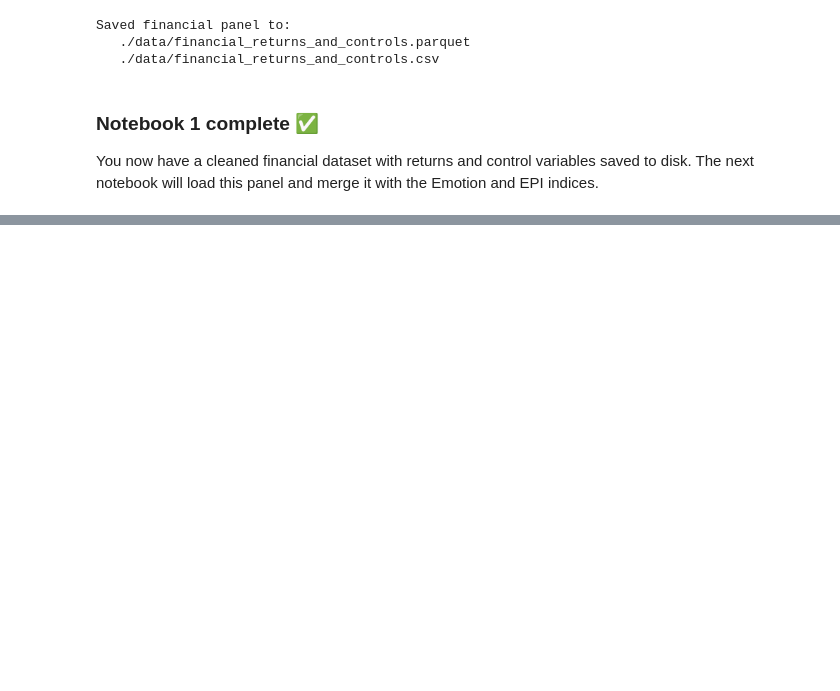
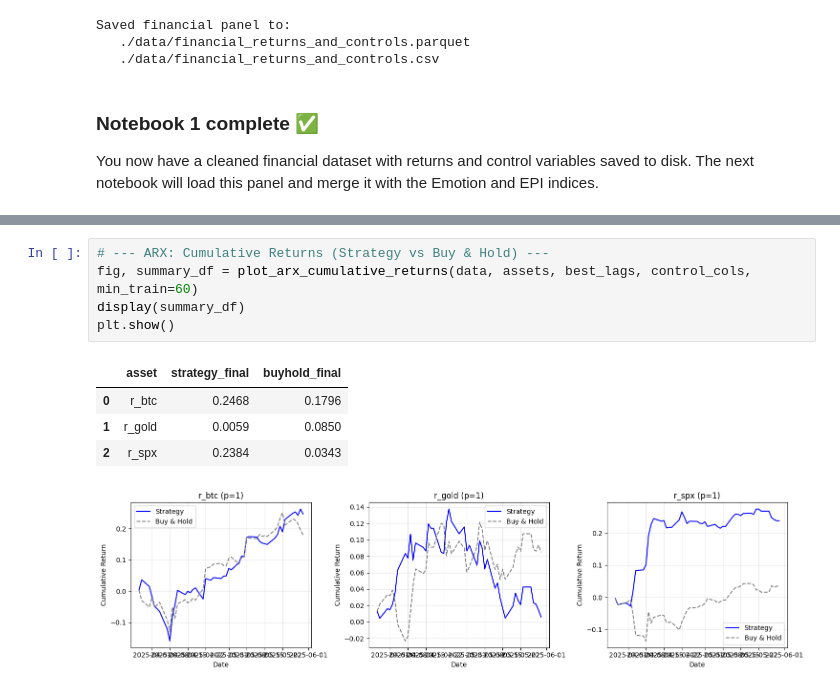
Before and after one commit to isom-ds/youtube-emotion-financial-modelling, a Jupyter notebook: 500_financial_baseline.ipynb, the cells around one changed output, grey strips where cells are left out. Saved outputs shown, nothing was run; the diff lists cells and outputs as text; blank space fills up the shorter version.

```diff
--- a/500_financial_baseline.ipynb
+++ b/500_financial_baseline.ipynb
@@ -867,0 +888,11 @@ The next notebook will load this panel and merge it with the Emotion and EPI ind
+# %%
+# --- ARX: Cumulative Returns (Strategy vs Buy & Hold) ---
+fig, summary_df = plot_arx_cumulative_returns(data, assets, best_lags, control_cols, min_train=60)
+display(summary_df)
+plt.show()
+# %% [output]
+|  | asset | strategy_final | buyhold_final |
+| 0 | r_btc | 0.2468 | 0.1796 |
+| 1 | r_gold | 0.0059 | 0.0850 |
+| 2 | r_spx | 0.2384 | 0.0343 |
+[figure, added]
```
Also changed, not shown: parts of 12 cells of this notebook, 2 other files.
